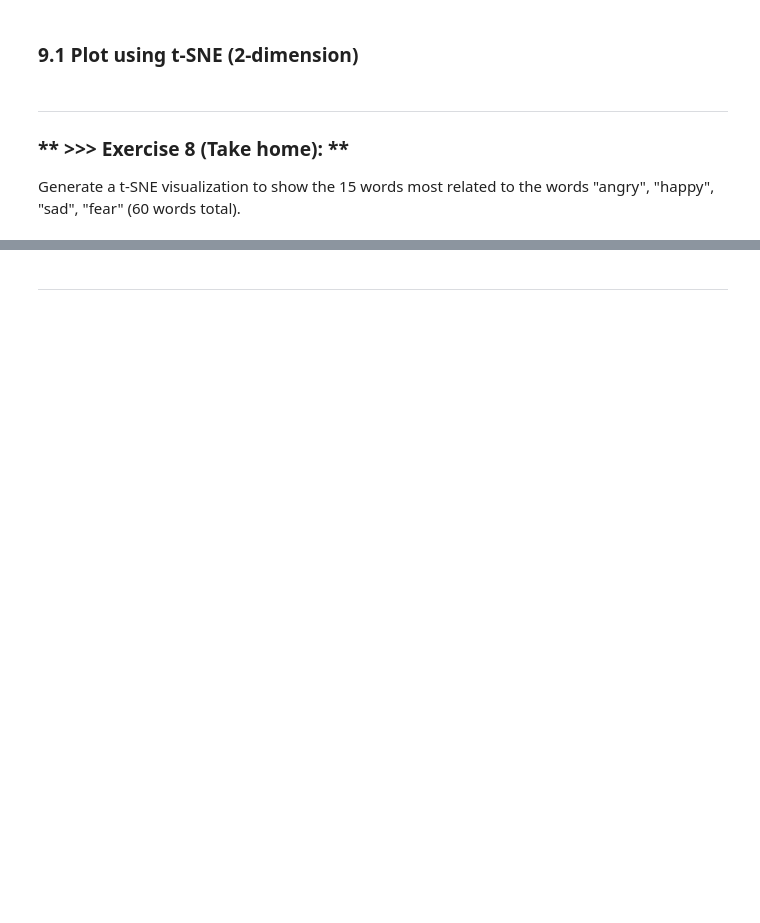
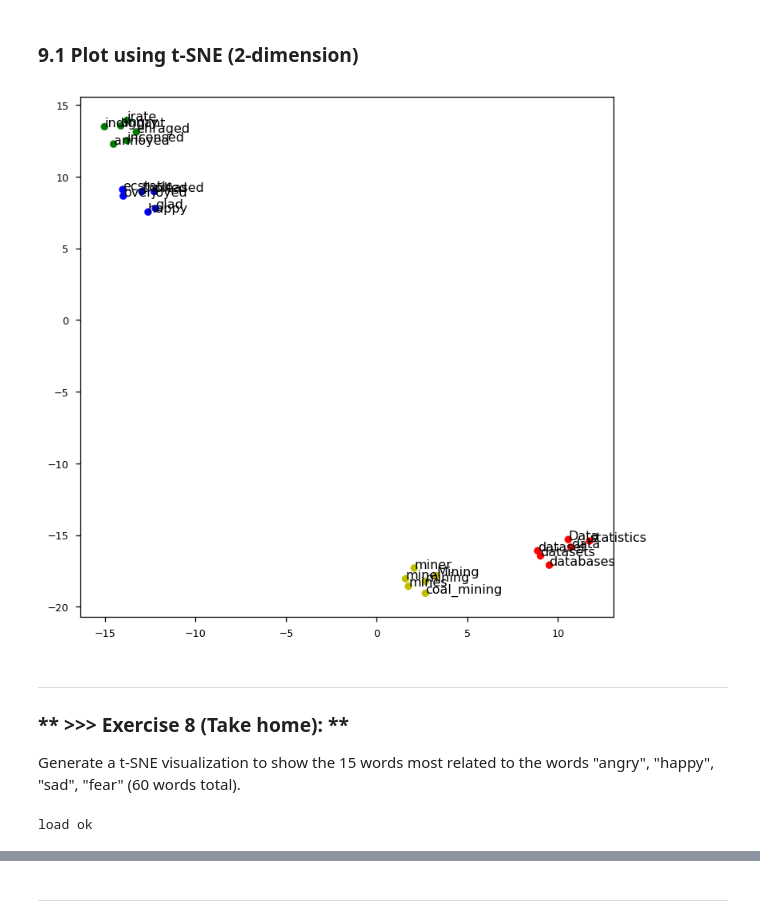
Before and after one commit to hsiaooo/DM2021-Lab2-master, a Jupyter notebook: DM2021_Lab2_master.ipynb, the cells around one changed output, grey strips where cells are left out. Cells and saved outputs as stored; diff of their text form; code cells hidden in the pictures; blank space fills up the shorter version.

```diff
--- a/DM2021_Lab2_master.ipynb
+++ b/DM2021_Lab2_master.ipynb
@@ -1004,7 +1103,7 @@ more details: https://radimrehurek.com/gensim/models/keyedvectors.html
 from gensim.models import KeyedVectors
 
 ## Note: this model is very huge, this will take some time ...
-model_path = "GoogleNews/GoogleNews-vectors-negative300.bin.gz"
+model_path = "GoogleNews/GoogleNews-vectors-negative300.bin"
 w2v_google_model = KeyedVectors.load_word2vec_format(model_path, binary=True)
 print('load ok')
 
@@ -1136,30 +1384,32 @@ print(color)
 # %%
 %matplotlib inline
 import matplotlib.pyplot as plt
 from sklearn.manifold import TSNE
 
 ## w2v model
 model = w2v_google_model
 
 ## prepare training word vectors
 size = 200
 target_size = len(target_words)
-all_word = list(model.vocab.keys())
+all_word = list(model.key_to_index.keys())
 word_train = target_words + all_word[:size]
 X_train = model[word_train]
 
 ## t-SNE model
 tsne = TSNE(n_components=2, metric='cosine', random_state=28)
 
 ## training
 X_tsne = tsne.fit_transform(X_train)
 
 ## plot the result
 plt.figure(figsize=(7.5, 7.5), dpi=115)
 plt.scatter(X_tsne[:target_size, 0], X_tsne[:target_size, 1], c=color)
 for label, x, y in zip(target_words, X_tsne[:target_size, 0], X_tsne[:target_size, 1]):
     plt.annotate(label, xy=(x,y), xytext=(0,0),  textcoords='offset points')
 plt.show()
+# %% [output]
+[figure, added]
 # %% [markdown]
 ---
 ### ** >>> Exercise 8 (Take home): **
@@ -1169,0 +1418,9 @@ Generate a t-SNE visualization to show the 15 words most related to the words "a
+# %%
+# Answer here
+
+#Note: this model is very huge, this will take some time ...
+model_path = "GoogleNews/GoogleNews-vectors-negative300.bin"
+w2v_google_model = KeyedVectors.load_word2vec_format(model_path, binary=True)
+print('load ok')
+# %% [output]
+load ok
```
Also changed, not shown: parts of 44 cells of this notebook.
